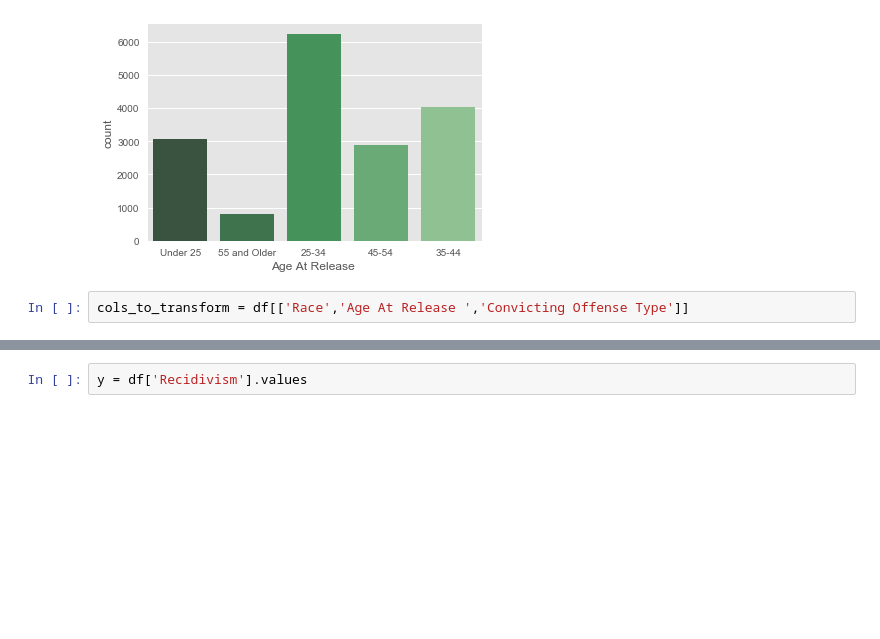
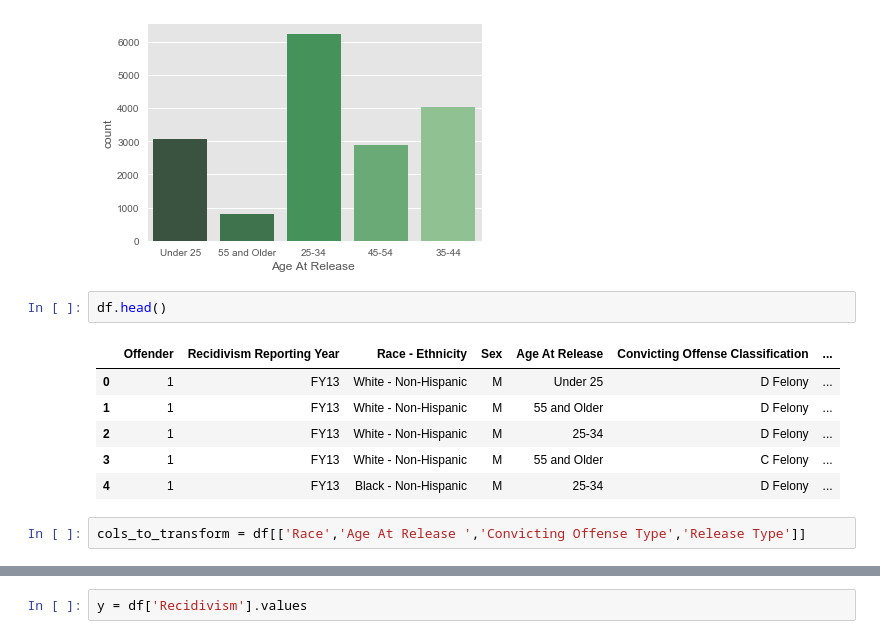
Before and after one commit to matanefron/data-sets, a Jupyter notebook: Recidivism Project.ipynb, the cells around one changed output, grey strips where cells are left out. Drawn from its saved outputs; the diff is of its cells as text; blank space fills up the shorter version.

```diff
--- a/Recidivism Project.ipynb
+++ b/Recidivism Project.ipynb
@@ -147,8 +145,17 @@ sns.countplot(x=df["Sex"], data=df['Recidivism'], palette="Greens_d");
 sns.countplot(x=df['Age At Release '],data=df['Recidivism'],palette='Greens_d');
 # %% [output]
 [figure]
+# %%
+df.head()
+# %% [output]
+|  | Offender | Recidivism Reporting Year | Race - Ethnicity | Sex | Age At Release | Convicting Offense Classification | ... |
+| 0 | 1 | FY13 | White - Non-Hispanic | M | Under 25 | D Felony | ... |
+| 1 | 1 | FY13 | White - Non-Hispanic | M | 55 and Older | D Felony | ... |
+| 2 | 1 | FY13 | White - Non-Hispanic | M | 25-34 | D Felony | ... |
+| 3 | 1 | FY13 | White - Non-Hispanic | M | 55 and Older | C Felony | ... |
+| 4 | 1 | FY13 | Black - Non-Hispanic | M | 25-34 | D Felony | ... |
 # %%
-cols_to_transform = df[['Race','Age At Release ','Convicting Offense Type']]
+cols_to_transform = df[['Race','Age At Release ','Convicting Offense Type','Release Type']]
 # %%
 X = pd.get_dummies(cols_to_transform)
 X.head()
```
Also changed, not shown: parts of 16 cells of this notebook.
